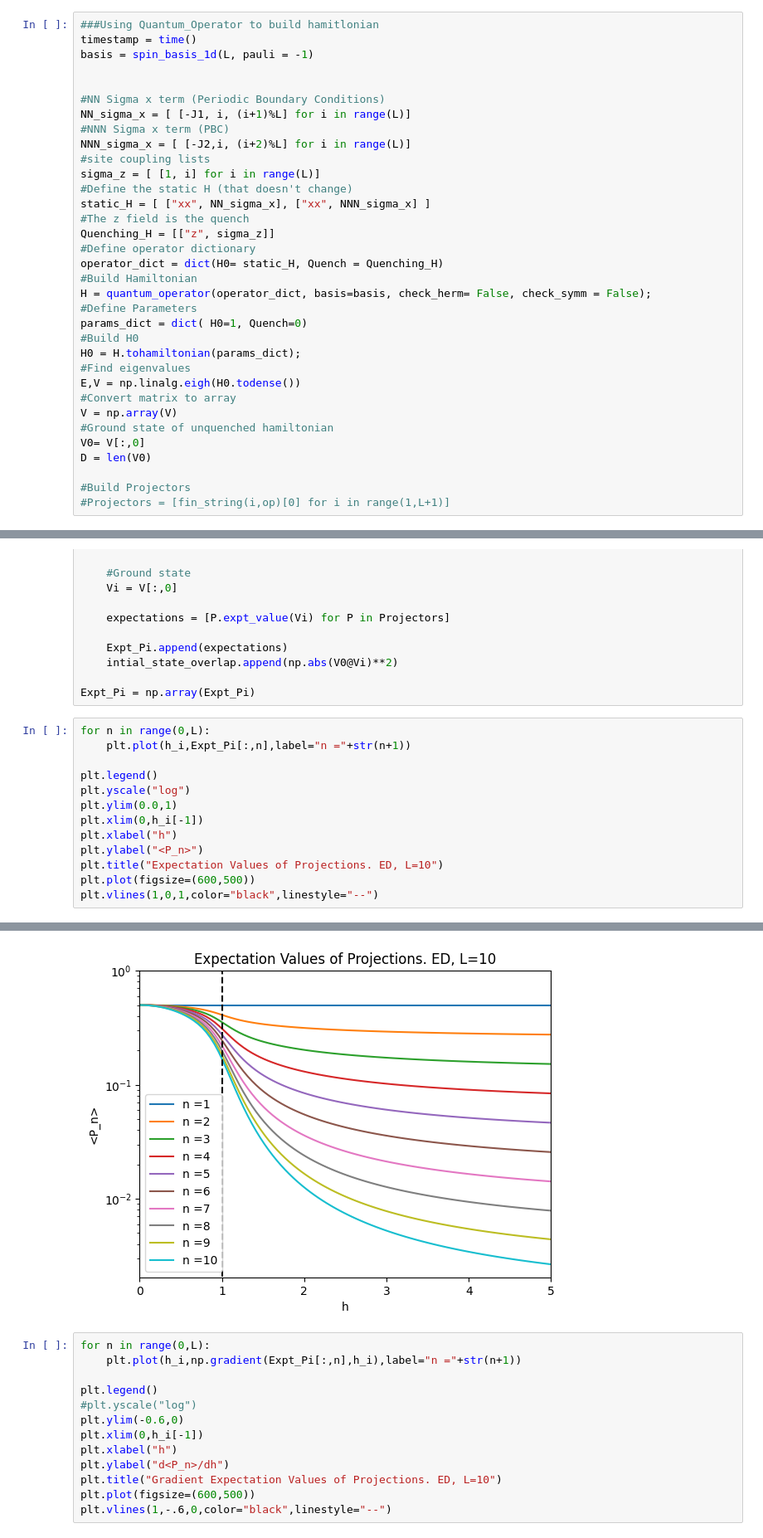
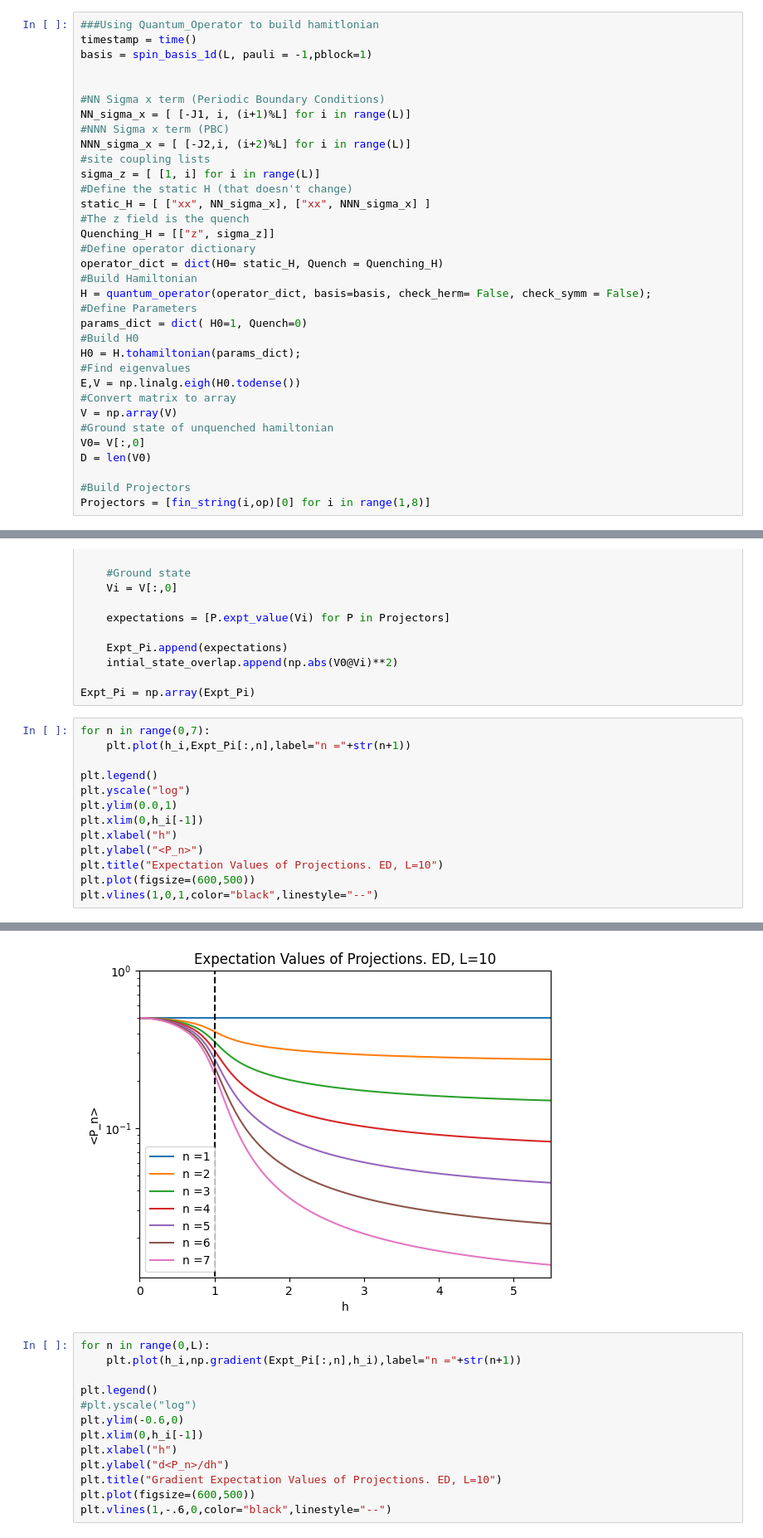
Before and after one commit to KristianMunnikhuis/subsystem_loschmidt_echo, a Jupyter notebook: scripts/mutual_info/exact_diag/Thermal Tests/gibbs_ED_quspin.ipynb, the cells around one changed output, grey strips where cells are left out. Shown at 83% size. Cells and saved outputs as stored; diff of their text form.

```diff
--- a/scripts/mutual_info/exact_diag/Thermal Tests/gibbs_ED_quspin.ipynb
+++ b/scripts/mutual_info/exact_diag/Thermal Tests/gibbs_ED_quspin.ipynb
@@ -98,7 +112,7 @@ basis = spin_basis_1d(L, pauli = -1)
 # %%
 ###Using Quantum_Operator to build hamitlonian
 timestamp = time()
-basis = spin_basis_1d(L, pauli = -1)
+basis = spin_basis_1d(L, pauli = -1,pblock=1)
 
 
 #NN Sigma x term (Periodic Boundary Conditions)
@@ -128,7 +142,7 @@ V0= V[:,0]
 D = len(V0)
 
 #Build Projectors
-#Projectors = [fin_string(i,op)[0] for i in range(1,L+1)]
+Projectors = [fin_string(i,op)[0] for i in range(1,8)]
 # %%
 #Expectations of Projections (Sanity Checks)
 Expt_Pi =[]
@@ -150,21 +164,21 @@ for hi in h_i:
 
 Expt_Pi = np.array(Expt_Pi)
 # %%
-for n in range(0,L):
+for n in range(0,7):
     plt.plot(h_i,Expt_Pi[:,n],label="n ="+str(n+1))
 
 plt.legend()
 plt.yscale("log")
 plt.ylim(0.0,1)
 plt.xlim(0,h_i[-1])
 plt.xlabel("h")
 plt.ylabel("<P_n>")
 plt.title("Expectation Values of Projections. ED, L=10")
 plt.plot(figsize=(600,500))
 plt.vlines(1,0,1,color="black",linestyle="--")
 # %% [output]
 <matplotlib.collections.LineCollection at 0x...>
-[figure, old version]
+[figure, new version]
 # %%
 for n in range(0,L):
     plt.plot(h_i,np.gradient(Expt_Pi[:,n],h_i),label="n ="+str(n+1))
```
Also changed, not shown: parts of 11 cells of this notebook, 16 other files.
